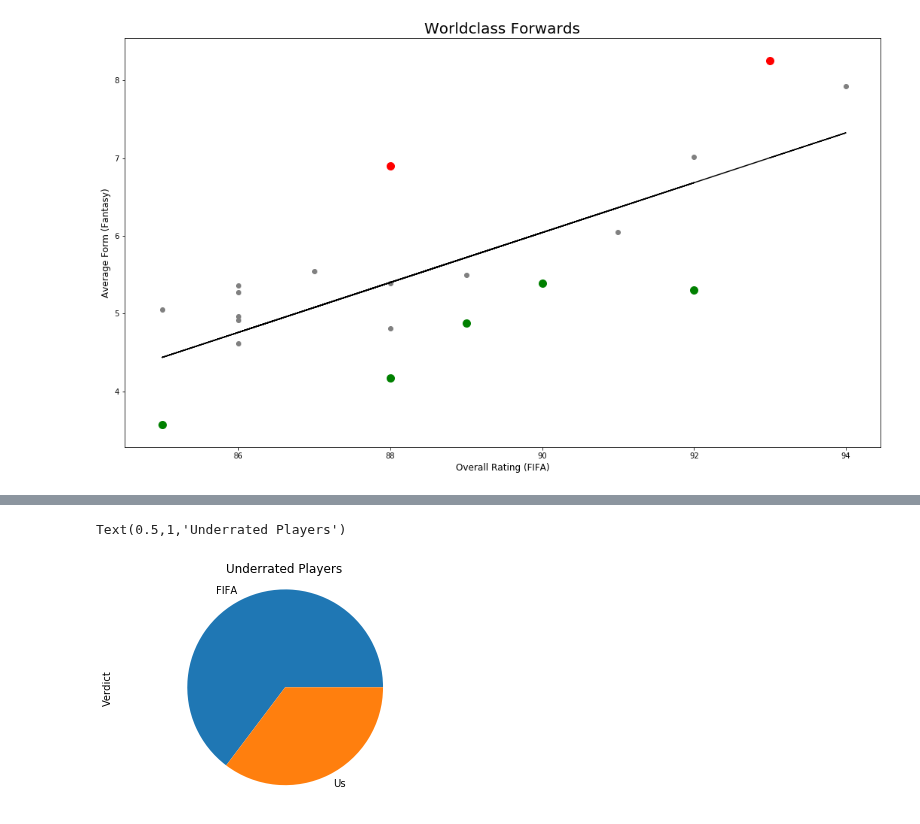
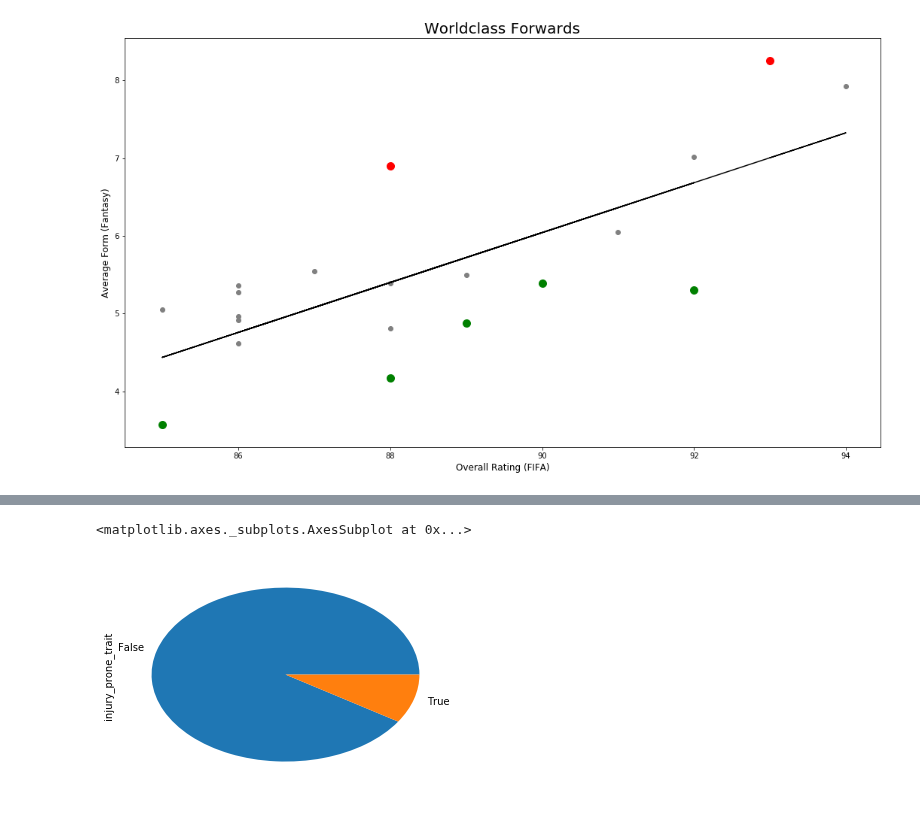
Before and after one commit to markkennedy3/Fifa-vs-Real-Life, a Jupyter notebook: notebooks/analysis/500_RQ1_Analysis.ipynb, the cells around one changed output, grey strips where cells are left out. Cells and saved outputs as stored; diff of their text form; code cells hidden in the pictures.

```diff
--- a/notebooks/analysis/500_RQ1_Analysis.ipynb
+++ b/notebooks/analysis/500_RQ1_Analysis.ipynb
@@ -778,0 +620,4 @@ underrated_players = underrated_players.sort_values('Distance', ascending=False)
+# %%
+underrated_players.loc[underrated_players['FIFA Rating']<underrated_players['Previous Average Form'],'Verdict'] = 'FIFA Rating'
+underrated_players.loc[underrated_players['FIFA Rating']>underrated_players['Previous Average Form'],'Verdict'] = 'Previous Average Form'
+underrated_players.loc[underrated_players['FIFA Rating'] == underrated_players['Previous Average Form'],'Verdict'] = 'Equal'
@@ -779,3 +639,6 @@ underrated_players = underrated_players.sort_values('Distance', ascending=False)
+# %%
+underrated_players = underrated_players[underrated_players['Verdict']=='Previous Average Form']
+underrated_players = underrated_players.sort_values('Distance', ascending=False).reset_index().drop('index',1)
 # %%
 underrated_players.head(10)
 # %% [output]
@@ -870,7 +729,0 @@ overrated_players = overrated_players[overrated_players['Apps This Season']>0]
-# %%
-underrated_players['FIFA'] = abs(underrated_players['Current Average Form'] - underrated_players['Predicted Form (FIFA)'])
-underrated_players['Us'] = abs(underrated_players['Current Average Form'] - underrated_players['Predicted Form (Us)'])
-# %%
-underrated_players.loc[underrated_players['FIFA']<underrated_players['Us'],'Verdict'] = 'FIFA'
-underrated_players.loc[underrated_players['FIFA']>underrated_players['Us'],'Verdict'] = 'Us'
-underrated_players.loc[underrated_players['FIFA'] == underrated_players['Us'],'Verdict'] = 'Same'
@@ -877,7 +735,5 @@ underrated_players.loc[underrated_players['FIFA'] == underrated_players['Us'],'V
 # %%
-underrated_players.Verdict.value_counts().plot(kind='pie')
-plt.axis('equal')
-plt.title('Underrated Players')
+underrated_players['injury_prone_trait'].value_counts().plot(kind='pie')
 # %% [output]
-Text(0.5,1,'Underrated Players')
+<matplotlib.axes._subplots.AxesSubplot at 0x...>
-[figure, old version]
+[figure, new version]
```
Also changed, not shown: parts of 76 cells of this notebook.
